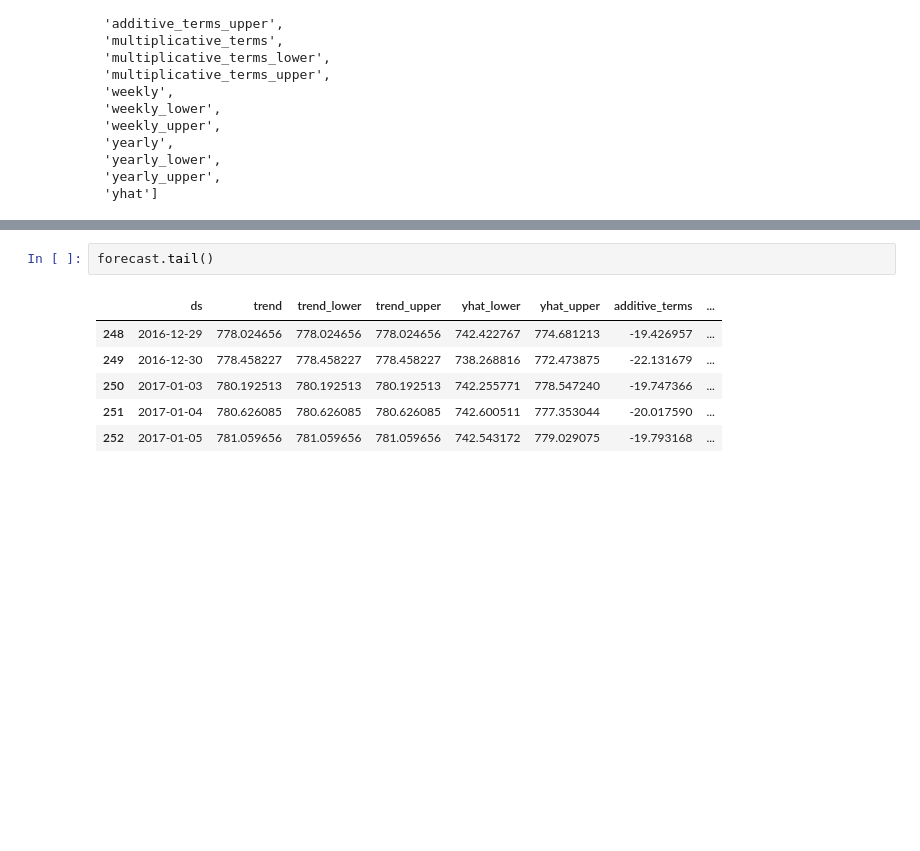
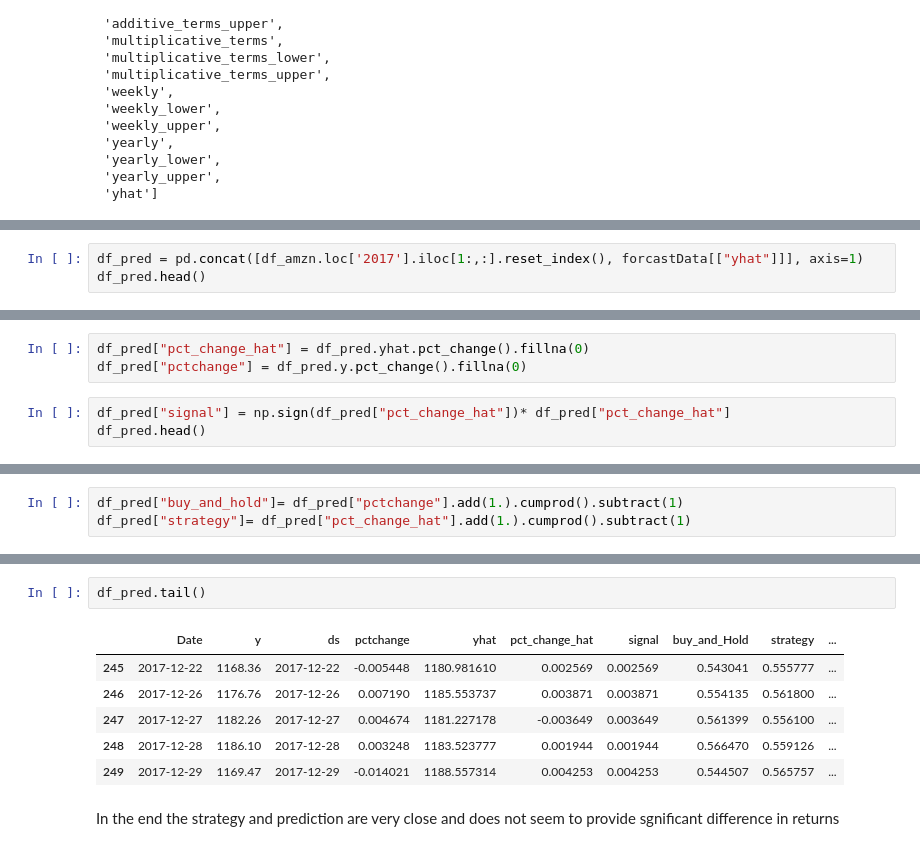
Before and after one commit to saurabh2086/timeSeriesAnalysis, a Jupyter notebook: DJIA_Data.ipynb, the cells around one changed output, grey strips where cells are left out. Drawn from its saved outputs; the diff is of its cells as text; blank space fills up the shorter version.

```diff
--- a/DJIA_Data.ipynb
+++ b/DJIA_Data.ipynb
@@ -1007,0 +1021,3 @@ forecast = m.predict(future_prices)
+# %%
+df_pred = pd.concat([df_amzn.loc['2017'].iloc[1:,:].reset_index(), forcastData[["yhat"]]], axis=1)
+df_pred.head()
@@ -1007,0 +1031,6 @@ forecast = m.predict(future_prices)
+# %%
+df_pred["pct_change_hat"] = df_pred.yhat.pct_change().fillna(0)
+df_pred["pctchange"] = df_pred.y.pct_change().fillna(0)
+# %%
+df_pred["signal"] = np.sign(df_pred["pct_change_hat"])* df_pred["pct_change_hat"]
+df_pred.head()
@@ -1007,0 +1044,3 @@ forecast = m.predict(future_prices)
+# %%
+df_pred["buy_and_hold"]= df_pred["pctchange"].add(1.).cumprod().subtract(1)
+df_pred["strategy"]= df_pred["pct_change_hat"].add(1.).cumprod().subtract(1)
@@ -1008,9 +1052,11 @@ forecast = m.predict(future_prices)
 # %%
-forecast.tail()
+df_pred.tail()
 # %% [output]
-|  | ds | trend | trend_lower | trend_upper | yhat_lower | yhat_upper | additive_terms | ... |
-| 248 | 2016-12-29 | 778.024656 | 778.024656 | 778.024656 | 742.422767 | 774.681213 | -19.426957 | ... |
-| 249 | 2016-12-30 | 778.458227 | 778.458227 | 778.458227 | 738.268816 | 772.473875 | -22.131679 | ... |
-| 250 | 2017-01-03 | 780.192513 | 780.192513 | 780.192513 | 742.255771 | 778.547240 | -19.747366 | ... |
-| 251 | 2017-01-04 | 780.626085 | 780.626085 | 780.626085 | 742.600511 | 777.353044 | -20.017590 | ... |
-| 252 | 2017-01-05 | 781.059656 | 781.059656 | 781.059656 | 742.543172 | 779.029075 | -19.793168 | ... |
+|  | Date | y | ds | pctchange | yhat | pct_change_hat | signal | buy_and_Hold | strategy | ... |
+| 245 | 2017-12-22 | 1168.36 | 2017-12-22 | -0.005448 | 1180.981610 | 0.002569 | 0.002569 | 0.543041 | 0.555777 | ... |
+| 246 | 2017-12-26 | 1176.76 | 2017-12-26 | 0.007190 | 1185.553737 | 0.003871 | 0.003871 | 0.554135 | 0.561800 | ... |
+| 247 | 2017-12-27 | 1182.26 | 2017-12-27 | 0.004674 | 1181.227178 | -0.003649 | 0.003649 | 0.561399 | 0.556100 | ... |
+| 248 | 2017-12-28 | 1186.10 | 2017-12-28 | 0.003248 | 1183.523777 | 0.001944 | 0.001944 | 0.566470 | 0.559126 | ... |
+| 249 | 2017-12-29 | 1169.47 | 2017-12-29 | -0.014021 | 1188.557314 | 0.004253 | 0.004253 | 0.544507 | 0.565757 | ... |
+# %% [markdown]
+In the end the strategy and prediction are very close and does not seem to provide sgnificant difference in returns
```
Also changed, not shown: parts of 9 cells of this notebook.
